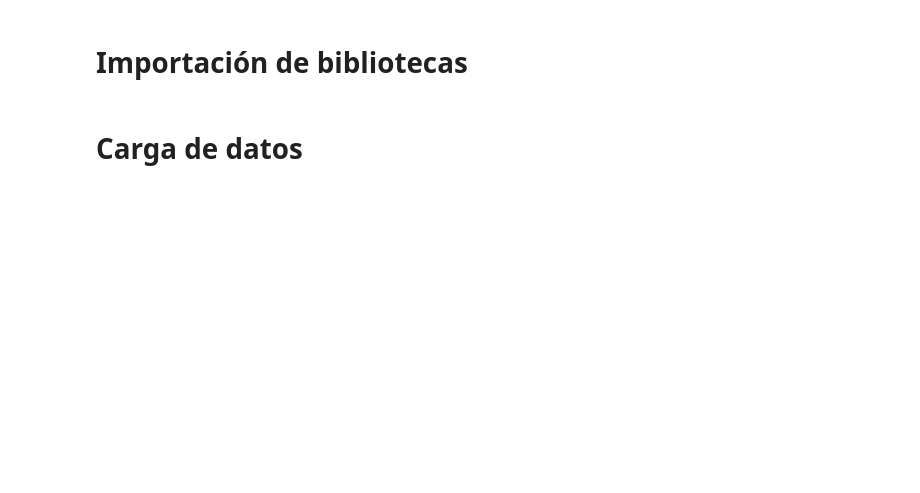
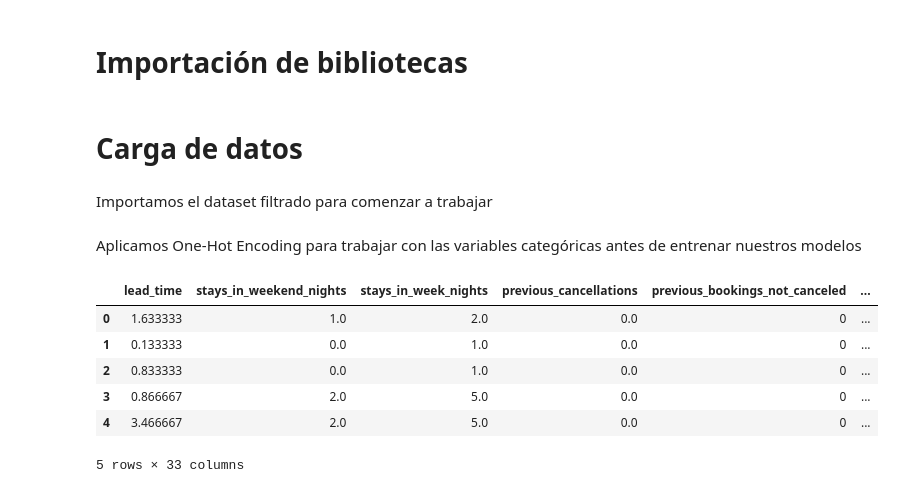
Before and after one commit to mrinkspot/Data-Science-and-Machine-Learning-Projects, a Jupyter notebook: 7506R_TP1_GRUPO20_CHP4_ENTREGA_N1.ipynb, the cells around one changed output. Drawn from its saved outputs; the diff is of its cells as text; code cells hidden in the pictures; blank space fills up the shorter version.

```diff
--- a/7506R_TP1_GRUPO20_CHP4_ENTREGA_N1.ipynb
+++ b/7506R_TP1_GRUPO20_CHP4_ENTREGA_N1.ipynb
@@ -35,2 +38,31 @@ from sklearn.metrics import roc_auc_score
 # %% [markdown]
 # Carga de datos
+# %% [markdown]
+Importamos el dataset filtrado para comenzar a trabajar
+# %%
+ds_hotel=pd.read_csv('./hotels_train_filtrado3.csv')
+ds_trabajo = ds_hotel.copy()
+# %% [markdown]
+Aplicamos One-Hot Encoding para trabajar con las variables categóricas antes de entrenar nuestros modelos
+# %%
+# ONE HOT ENCODING ...
+ds_trabajo_encoded = pd.get_dummies(ds_trabajo, columns=['hotel',
+                                                 'market_segment',
+                                                 'distribution_channel',
+                                                 'is_repeated_guest',
+                                                 'deposit_type',
+                                                 'customer_type',
+                                                 'agent_specified',
+                                                 'more_than_zero_days_in_waiting_list',
+                                                 'season',
+                                                 'region',
+                                                 'room_type_match'], drop_first=True)
+ds_trabajo_encoded.head()
+# %% [output]
+|  | lead_time | stays_in_weekend_nights | stays_in_week_nights | previous_cancellations | previous_bookings_not_canceled | ... |
+| 0 | 1.633333 | 1.0 | 2.0 | 0.0 | 0 | ... |
+| 1 | 0.133333 | 0.0 | 1.0 | 0.0 | 0 | ... |
+| 2 | 0.833333 | 0.0 | 1.0 | 0.0 | 0 | ... |
+| 3 | 0.866667 | 2.0 | 5.0 | 0.0 | 0 | ... |
+| 4 | 3.466667 | 2.0 | 5.0 | 0.0 | 0 | ... |
+5 rows × 33 columns
```
Also changed, not shown: parts of 19 cells of this notebook.
